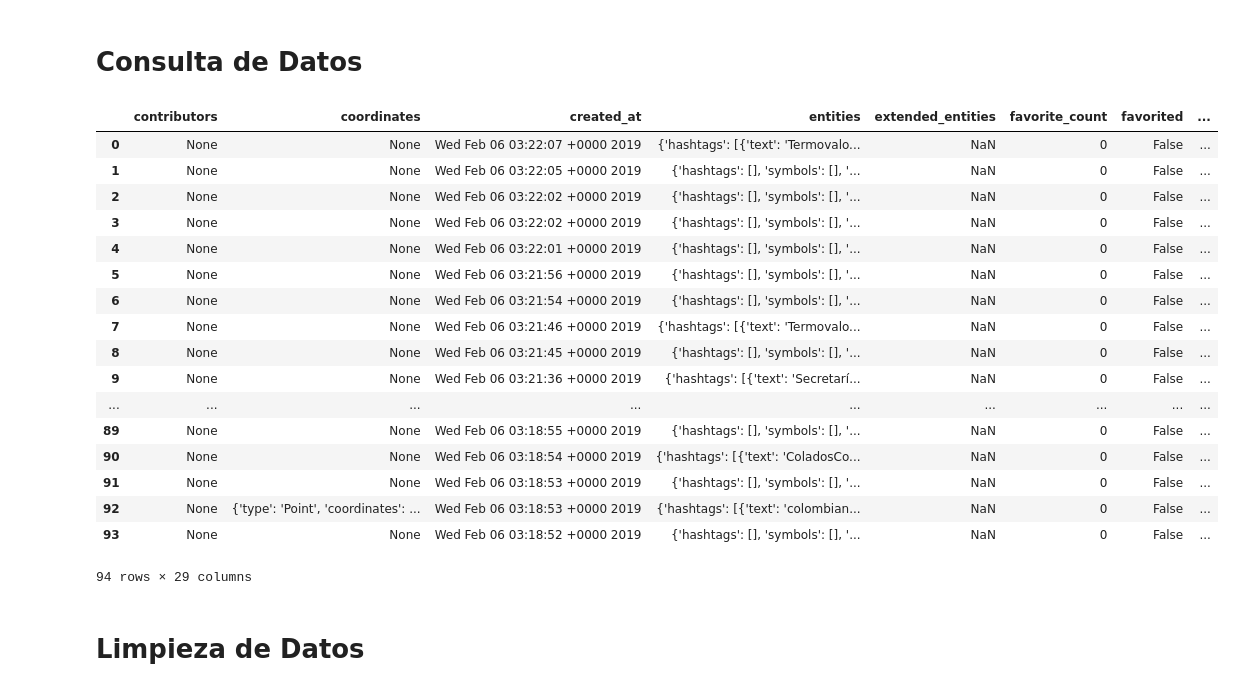
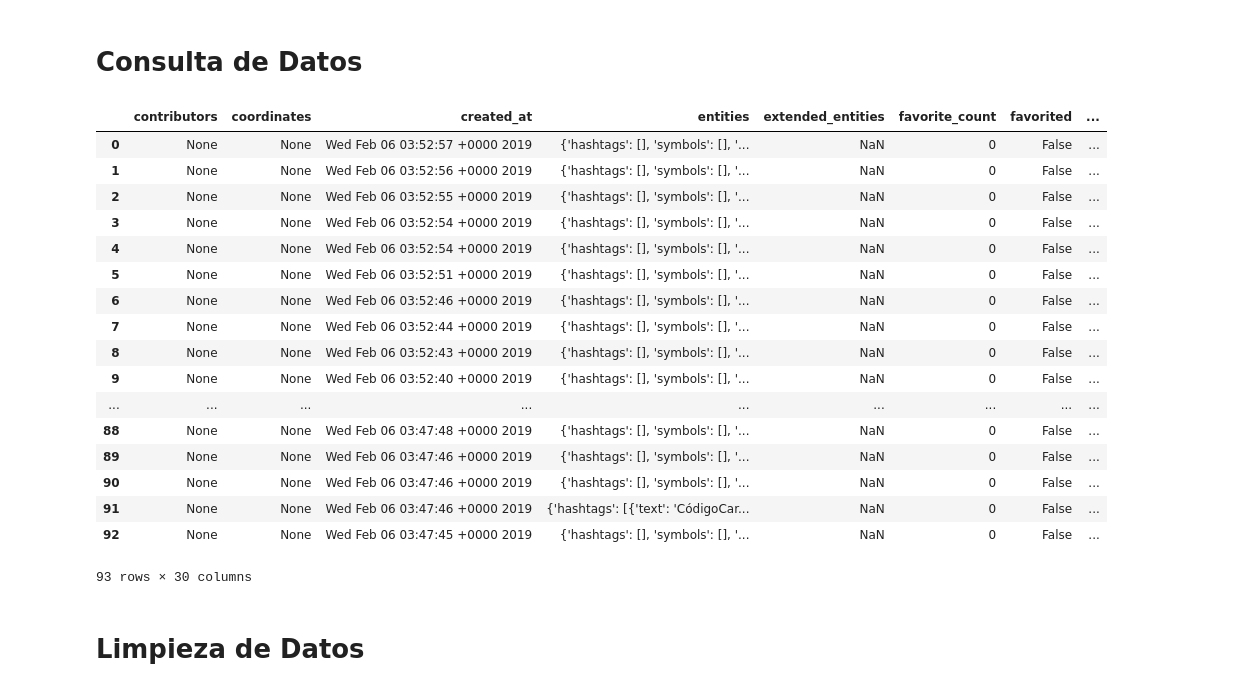
Before and after one commit to anthony12031/cienciaDatosTwitter, a Jupyter notebook: Ciencia-de-Datos-Twitter.ipynb, the cells around one changed output. Drawn from its saved outputs; the diff is of its cells as text; code cells hidden in the pictures.

```diff
--- a/Ciencia-de-Datos-Twitter.ipynb
+++ b/Ciencia-de-Datos-Twitter.ipynb
@@ -20,28 +21,30 @@ Documentación de la consulta en https://developer.twitter.com/en/docs/tweets/se
 # %% [markdown]
 # Consulta de Datos
 # %%
-consulta = twitter.search(q='Bogota',count=100,lang="es")
-tweets = pd.DataFrame(consulta['statuses'])
+def consultarTwitter(q):
+    consulta = twitter.search(q=q,count=100,lang="es")
+    return pd.DataFrame(consulta['statuses'])
+tweets=consultarTwitter('alcalde')
 display(tweets)
 # %% [output]
 |  | contributors | coordinates | created_at | entities | extended_entities | favorite_count | favorited | ... |
-| 0 | None | None | Wed Feb 06 03:22:07 +0000 2019 | {'hashtags': [{'text': 'Termovalo... | NaN | 0 | False | ... |
-| 1 | None | None | Wed Feb 06 03:22:05 +0000 2019 | {'hashtags': [], 'symbols': [], '... | NaN | 0 | False | ... |
-| 2 | None | None | Wed Feb 06 03:22:02 +0000 2019 | {'hashtags': [], 'symbols': [], '... | NaN | 0 | False | ... |
-| 3 | None | None | Wed Feb 06 03:22:02 +0000 2019 | {'hashtags': [], 'symbols': [], '... | NaN | 0 | False | ... |
-| 4 | None | None | Wed Feb 06 03:22:01 +0000 2019 | {'hashtags': [], 'symbols': [], '... | NaN | 0 | False | ... |
-| 5 | None | None | Wed Feb 06 03:21:56 +0000 2019 | {'hashtags': [], 'symbols': [], '... | NaN | 0 | False | ... |
-| 6 | None | None | Wed Feb 06 03:21:54 +0000 2019 | {'hashtags': [], 'symbols': [], '... | NaN | 0 | False | ... |
-| 7 | None | None | Wed Feb 06 03:21:46 +0000 2019 | {'hashtags': [{'text': 'Termovalo... | NaN | 0 | False | ... |
-| 8 | None | None | Wed Feb 06 03:21:45 +0000 2019 | {'hashtags': [], 'symbols': [], '... | NaN | 0 | False | ... |
-| 9 | None | None | Wed Feb 06 03:21:36 +0000 2019 | {'hashtags': [{'text': 'Secretarí... | NaN | 0 | False | ... |
+| 0 | None | None | Wed Feb 06 03:52:57 +0000 2019 | {'hashtags': [], 'symbols': [], '... | NaN | 0 | False | ... |
+| 1 | None | None | Wed Feb 06 03:52:56 +0000 2019 | {'hashtags': [], 'symbols': [], '... | NaN | 0 | False | ... |
+| 2 | None | None | Wed Feb 06 03:52:55 +0000 2019 | {'hashtags': [], 'symbols': [], '... | NaN | 0 | False | ... |
+| 3 | None | None | Wed Feb 06 03:52:54 +0000 2019 | {'hashtags': [], 'symbols': [], '... | NaN | 0 | False | ... |
+| 4 | None | None | Wed Feb 06 03:52:54 +0000 2019 | {'hashtags': [], 'symbols': [], '... | NaN | 0 | False | ... |
+| 5 | None | None | Wed Feb 06 03:52:51 +0000 2019 | {'hashtags': [], 'symbols': [], '... | NaN | 0 | False | ... |
+| 6 | None | None | Wed Feb 06 03:52:46 +0000 2019 | {'hashtags': [], 'symbols': [], '... | NaN | 0 | False | ... |
+| 7 | None | None | Wed Feb 06 03:52:44 +0000 2019 | {'hashtags': [], 'symbols': [], '... | NaN | 0 | False | ... |
+| 8 | None | None | Wed Feb 06 03:52:43 +0000 2019 | {'hashtags': [], 'symbols': [], '... | NaN | 0 | False | ... |
+| 9 | None | None | Wed Feb 06 03:52:40 +0000 2019 | {'hashtags': [], 'symbols': [], '... | NaN | 0 | False | ... |
 | ... | ... | ... | ... | ... | ... | ... | ... | ... |
-| 89 | None | None | Wed Feb 06 03:18:55 +0000 2019 | {'hashtags': [], 'symbols': [], '... | NaN | 0 | False | ... |
-| 90 | None | None | Wed Feb 06 03:18:54 +0000 2019 | {'hashtags': [{'text': 'ColadosCo... | NaN | 0 | False | ... |
-| 91 | None | None | Wed Feb 06 03:18:53 +0000 2019 | {'hashtags': [], 'symbols': [], '... | NaN | 0 | False | ... |
-| 92 | None | {'type': 'Point', 'coordinates': ... | Wed Feb 06 03:18:53 +0000 2019 | {'hashtags': [{'text': 'colombian... | NaN | 0 | False | ... |
-| 93 | None | None | Wed Feb 06 03:18:52 +0000 2019 | {'hashtags': [], 'symbols': [], '... | NaN | 0 | False | ... |
+| 88 | None | None | Wed Feb 06 03:47:48 +0000 2019 | {'hashtags': [], 'symbols': [], '... | NaN | 0 | False | ... |
+| 89 | None | None | Wed Feb 06 03:47:46 +0000 2019 | {'hashtags': [], 'symbols': [], '... | NaN | 0 | False | ... |
+| 90 | None | None | Wed Feb 06 03:47:46 +0000 2019 | {'hashtags': [], 'symbols': [], '... | NaN | 0 | False | ... |
+| 91 | None | None | Wed Feb 06 03:47:46 +0000 2019 | {'hashtags': [{'text': 'CódigoCar... | NaN | 0 | False | ... |
+| 92 | None | None | Wed Feb 06 03:47:45 +0000 2019 | {'hashtags': [], 'symbols': [], '... | NaN | 0 | False | ... |
-94 rows × 29 columns
+93 rows × 30 columns
 # %% [markdown]
 # Limpieza de Datos
 # %% [markdown]
```
Also changed, not shown: parts of 16 cells of this notebook.
